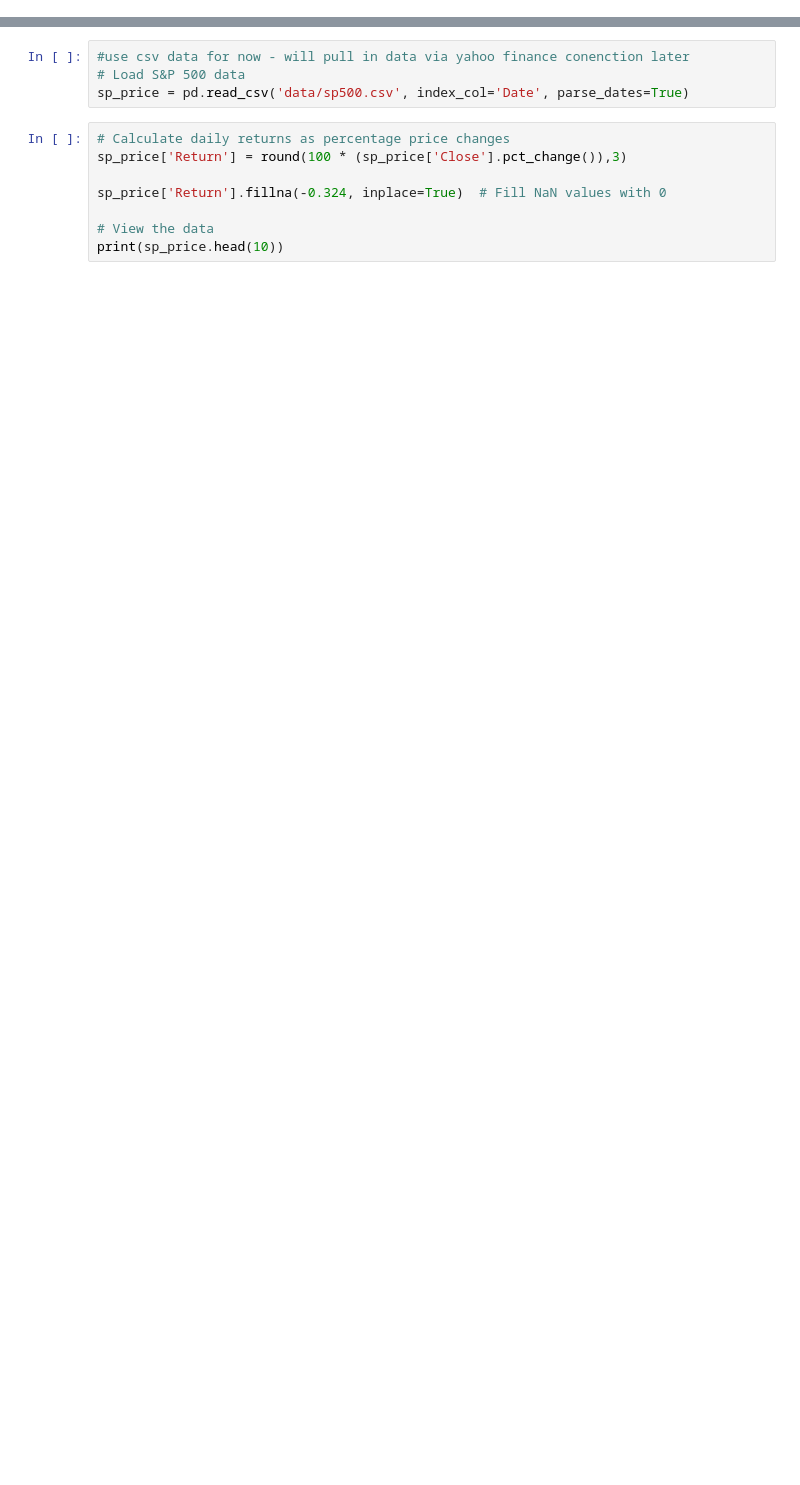
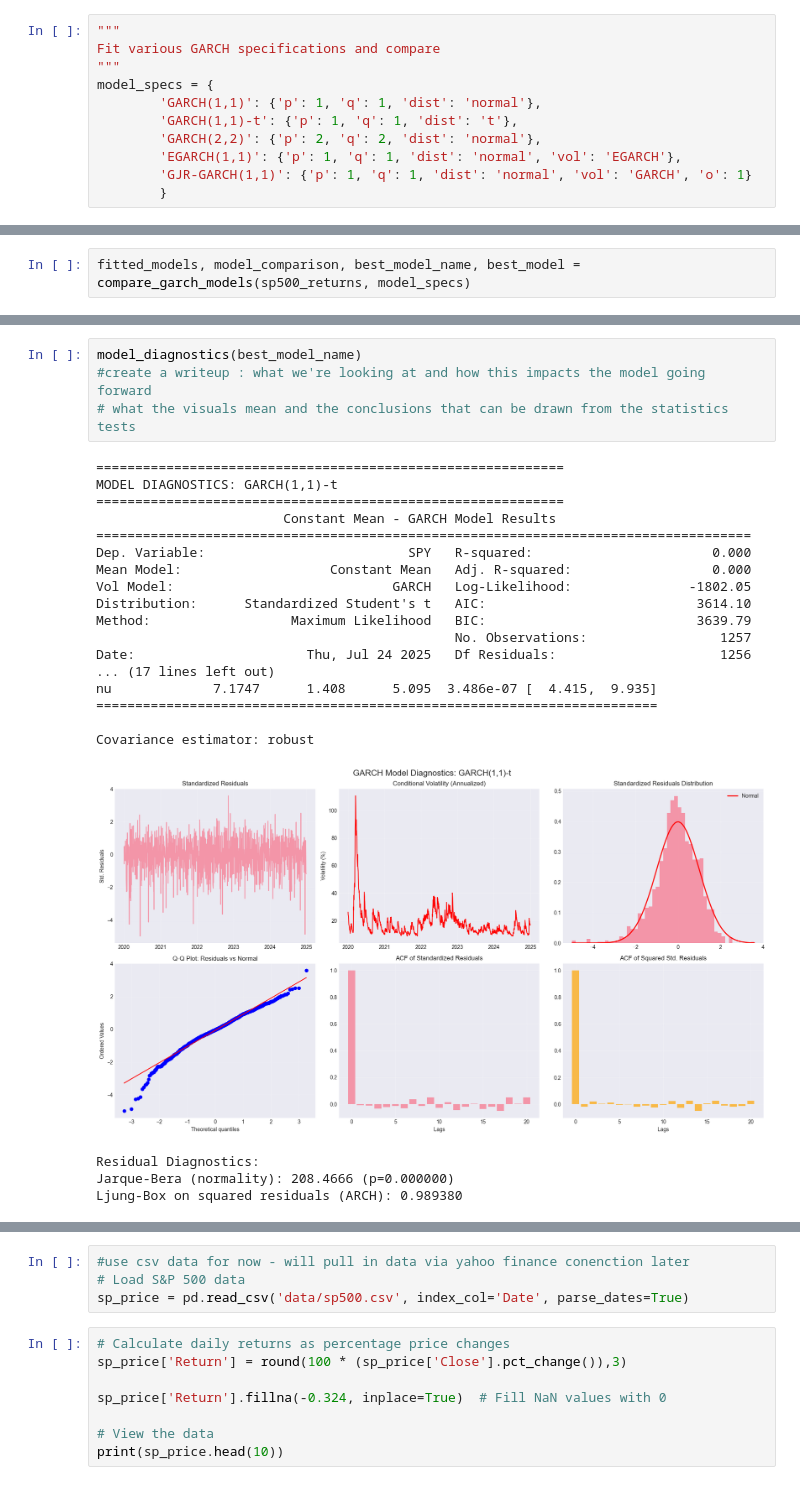
Before and after one commit to imoore99/GARCH, a Jupyter notebook: GARCH.ipynb, the cells around one changed output, grey strips where cells are left out. Saved outputs shown, nothing was run; the diff lists cells and outputs as text; blank space fills up the shorter version.

```diff
--- a/GARCH.ipynb
+++ b/GARCH.ipynb
@@ -6,0 +220,11 @@ from arch import arch_model
+# %%
+"""
+Fit various GARCH specifications and compare
+"""
+model_specs = {
+        'GARCH(1,1)': {'p': 1, 'q': 1, 'dist': 'normal'},
+        'GARCH(1,1)-t': {'p': 1, 'q': 1, 'dist': 't'},
+        'GARCH(2,2)': {'p': 2, 'q': 2, 'dist': 'normal'},
+        'EGARCH(1,1)': {'p': 1, 'q': 1, 'dist': 'normal', 'vol': 'EGARCH'},
+        'GJR-GARCH(1,1)': {'p': 1, 'q': 1, 'dist': 'normal', 'vol': 'GARCH', 'o': 1}
+        }
@@ -6,0 +271,2 @@ from arch import arch_model
+# %%
+fitted_models, model_comparison, best_model_name, best_model = compare_garch_models(sp500_returns, model_specs)
@@ -6,0 +361,26 @@ from arch import arch_model
+# %%
+model_diagnostics(best_model_name)
+#create a writeup : what we're looking at and how this impacts the model going forward
+# what the visuals mean and the conclusions that can be drawn from the statistics tests
+# %% [output]
+============================================================
+MODEL DIAGNOSTICS: GARCH(1,1)-t
+============================================================
+                        Constant Mean - GARCH Model Results
+====================================================================================
+Dep. Variable:                          SPY   R-squared:                       0.000
+Mean Model:                   Constant Mean   Adj. R-squared:                  0.000
+Vol Model:                            GARCH   Log-Likelihood:               -1802.05
+Distribution:      Standardized Student's t   AIC:                           3614.10
+Method:                  Maximum Likelihood   BIC:                           3639.79
+                                              No. Observations:                 1257
+Date:                      Thu, Jul 24 2025   Df Residuals:                     1256
+... (17 lines left out)
+nu             7.1747      1.408      5.095  3.486e-07 [  4.415,  9.935]
+========================================================================
+
+Covariance estimator: robust
+[figure, added]
+Residual Diagnostics:
+Jarque-Bera (normality): 208.4666 (p=0.000000)
+Ljung-Box on squared residuals (ARCH): 0.989380
```
Also changed, not shown: parts of 52 cells of this notebook.
